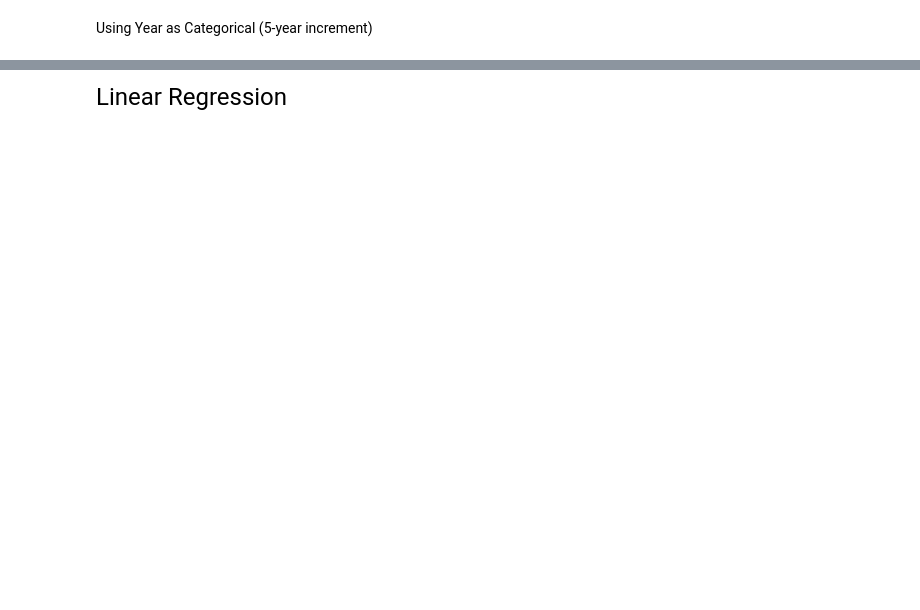
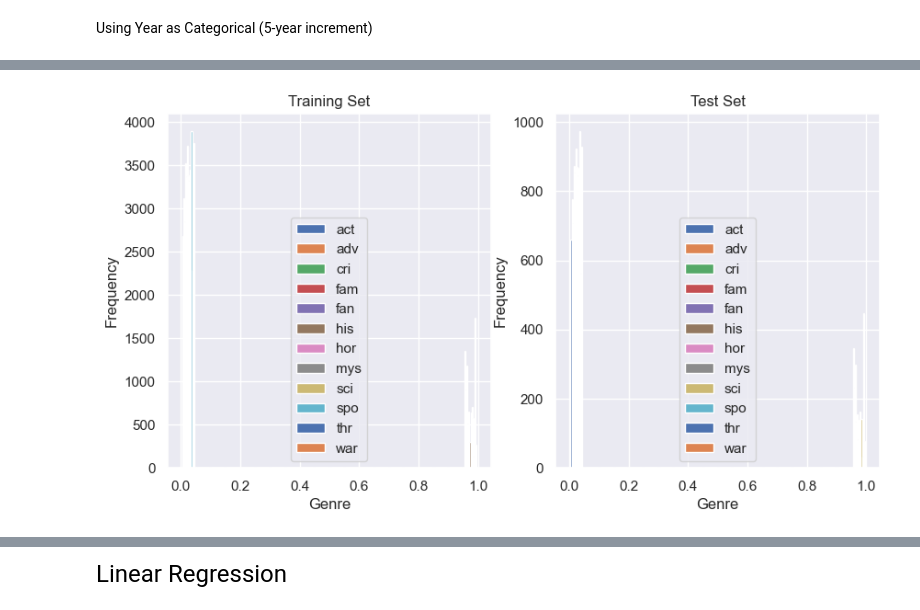
Before and after one commit to lucaswin89/IMDb-Movies-Gross-Income-Prediction-for-Box-Office-Earnings, a Jupyter notebook: IMDB Dataset ML.ipynb, the cells around one changed output, grey strips where cells are left out. Saved outputs shown, nothing was run; the diff lists cells and outputs as text; code cells hidden in the pictures; blank space fills up the shorter version.

```diff
--- a/IMDB Dataset ML.ipynb
+++ b/IMDB Dataset ML.ipynb
@@ -279,4 +279,6 @@ sns.heatmap(df.corr(), annot=True)
 # %% [markdown]
 
 <font size="8">Using 'Year' as Numerical</font>
+# %%
+features = list(df.columns)
 # %%
@@ -372,7 +390,7 @@ plt.show()
+# %%
+features.append('year_category')
 # %%
-X_train, X_test, y_train, y_test = train_test_split(df[['certificate', 'runtime', 'rating', 'votes', 'year_category',
-                                                            'Action', 'Adventure', 'Crime', 'Family', 'Fantasy', 'Film-Noir',
-                                                            'History', 'Horror', 'Mystery', 'Sci-Fi', 'Sport', 'Thriller', 'War']]
+X_train, X_test, y_train, y_test = train_test_split(df[[f for f in features if f not in ['year', 'gross(in $)']]]
                                                     , df['gross(in $)'], test_size=0.2, random_state=42)
 # %%
 fig, ax = plt.subplots(nrows=1, ncols=2, figsize=(10,5))
@@ -388,21 +408,22 @@ plt.show()
 # %%
 # Distribution of Genres
 # Extract the genre columns from the train and test sets
-genre_cols = ['Action', 'Adventure', 'Crime', 'Family', 'Fantasy', 'Film-Noir',
-              'History', 'Horror', 'Mystery', 'Sci-Fi', 'Sport', 'Thriller', 'War']
+genre_cols = ['act', 'adv', 'cri', 'fam', 'fan', 'his', 'hor', 'mys', 'sci', 'spo', 'thr', 'war']
 X_train_genre = X_train[genre_cols]
 X_test_genre = X_test[genre_cols]
 
 # Plot the histograms
 fig, ax = plt.subplots(nrows=1, ncols=2, figsize=(10,5))
 ax[0].hist(X_train_genre.values, bins=20, label=genre_cols)
 ax[0].set_title('Training Set')
 ax[0].set_xlabel('Genre')
 ax[0].set_ylabel('Frequency')
 ax[0].legend()
 ax[1].hist(X_test_genre.values, bins=20, label=genre_cols)
 ax[1].set_title('Test Set')
 ax[1].set_xlabel('Genre')
 ax[1].set_ylabel('Frequency')
 ax[1].legend()
 plt.show()
+# %% [output]
+[figure, added]
```
Also changed, not shown: parts of 29 cells of this notebook.
